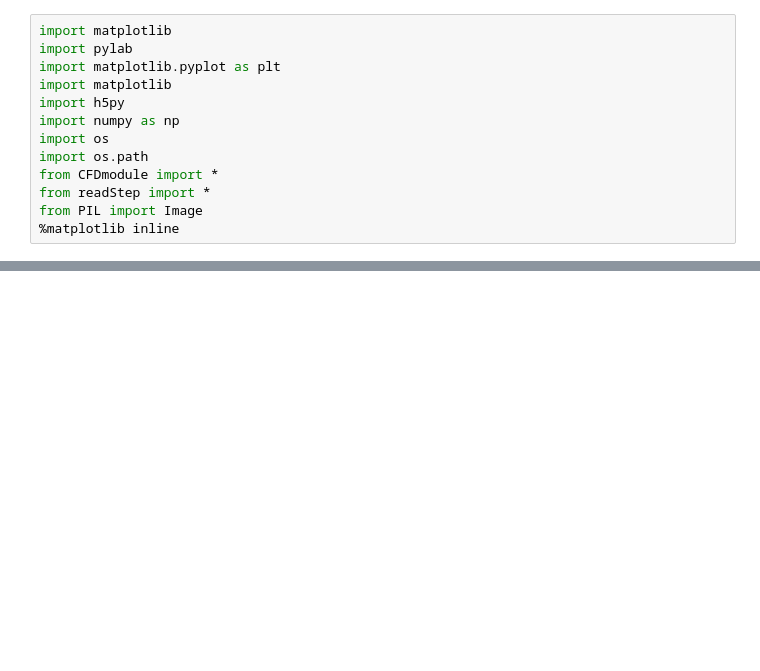
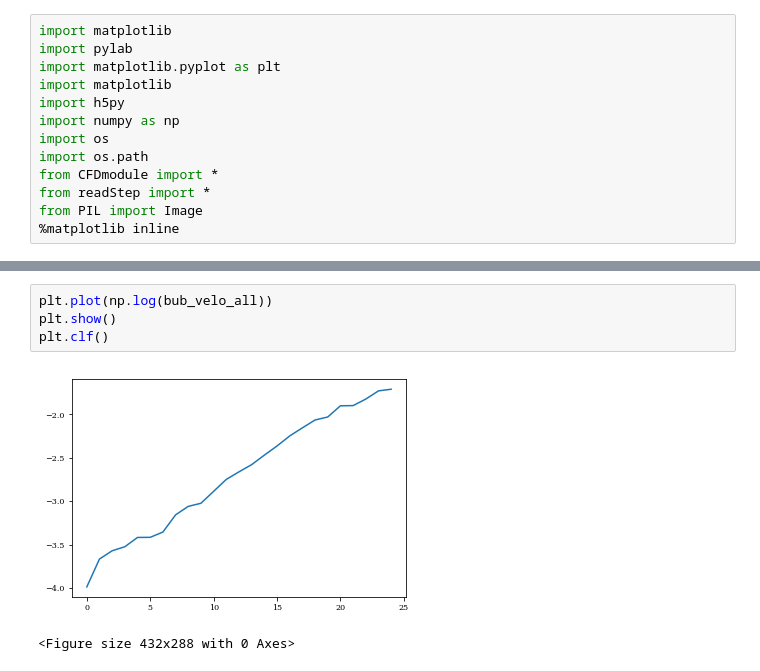
Before and after one commit to xinbian/RTMixEnstrophy, a Jupyter notebook: bubVel.ipynb, the cells around one changed output, grey strips where cells are left out. Drawn from its saved outputs; the diff is of its cells as text; blank space fills up the shorter version.

```diff
--- a/bubVel.ipynb
+++ b/bubVel.ipynb
@@ -164,0 +169,7 @@ plt.clf()
+# %%
+plt.plot(np.log(bub_velo_all))
+plt.show()
+plt.clf()
+# %% [output]
+[figure, added]
+<Figure size 432x288 with 0 Axes>
```
Also changed, not shown: parts of 8 cells of this notebook, 1 other file.
